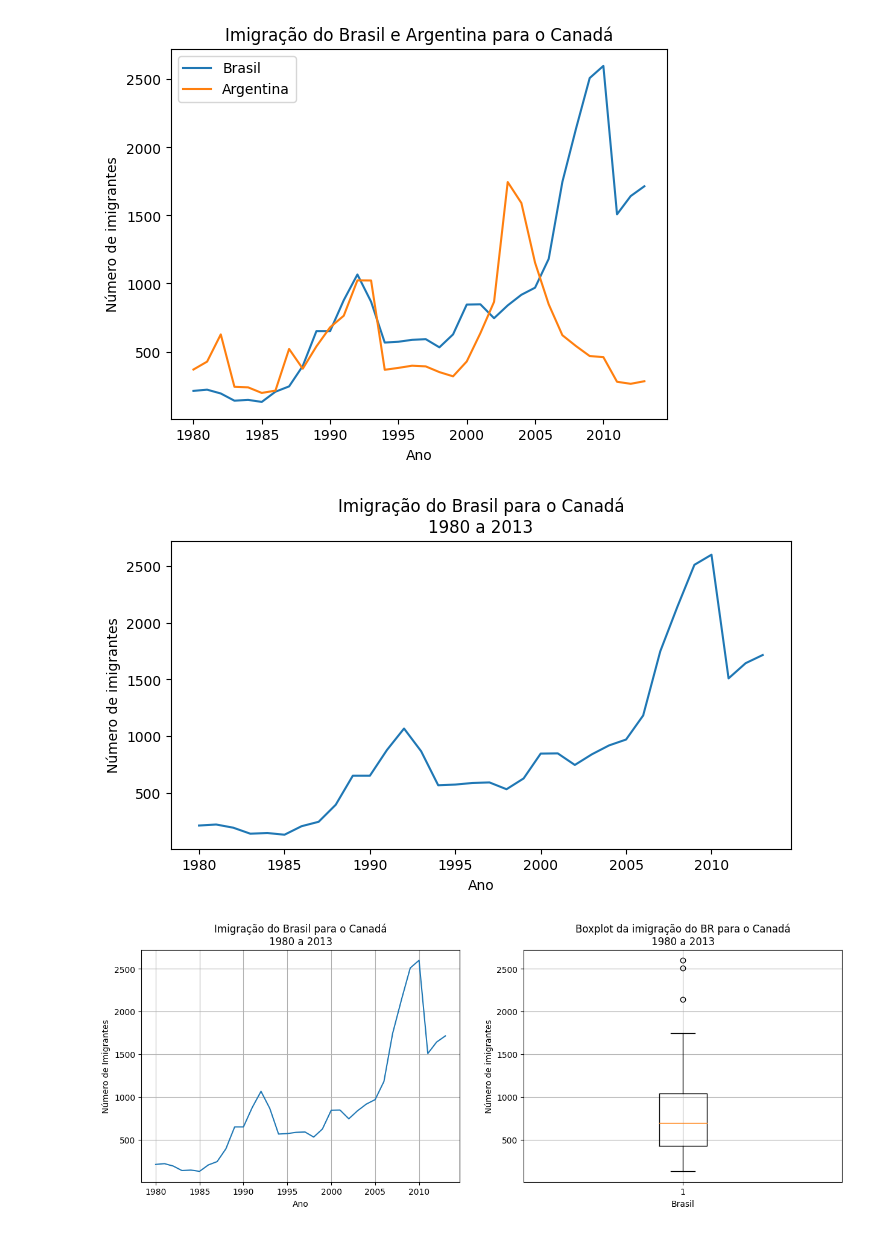
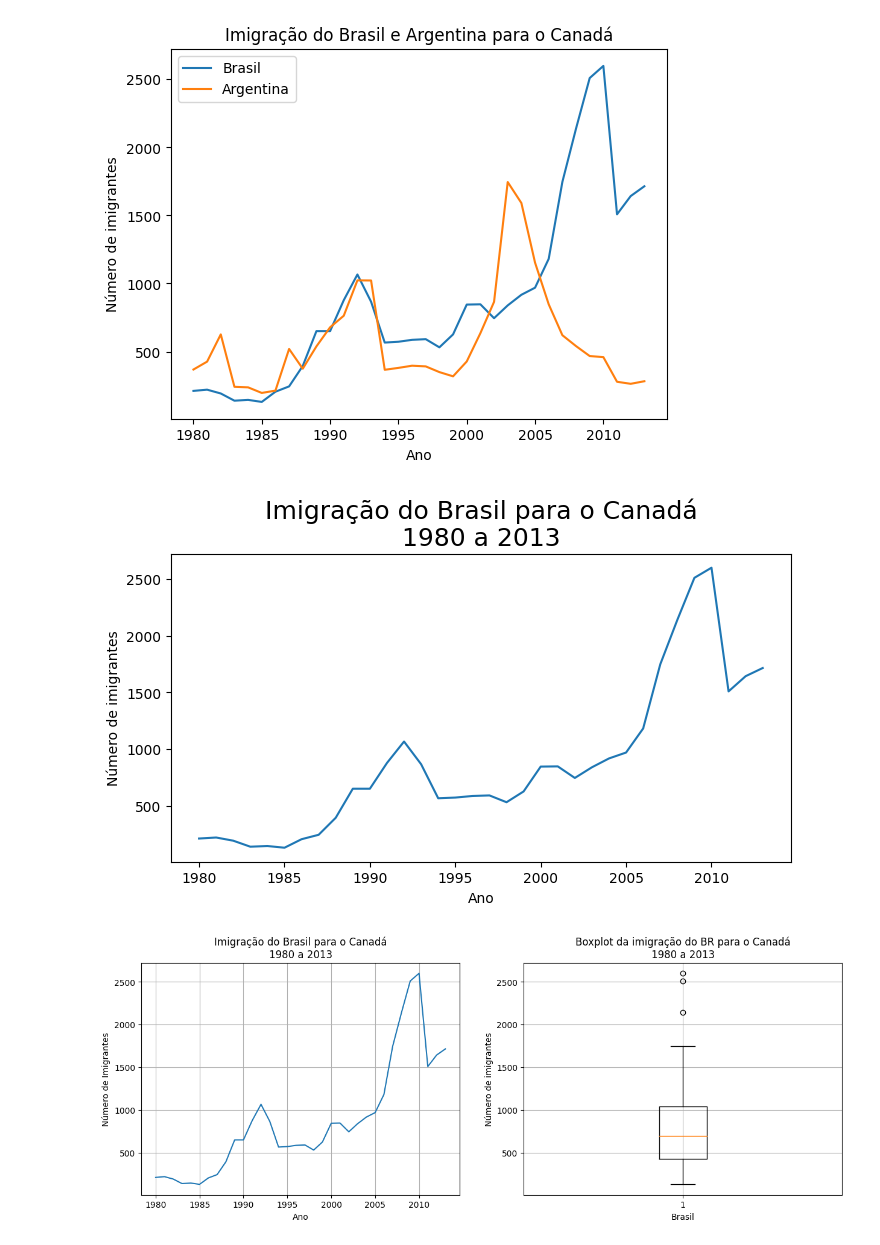
Before and after one commit to renatamontanhana/Data_Visualization_Python_Libraries, a Jupyter notebook: Treinamento_graficos.ipynb, the cells around one changed output. Drawn from its saved outputs; the diff is of its cells as text; code cells hidden in the pictures.

```diff
--- a/Treinamento_graficos.ipynb
+++ b/Treinamento_graficos.ipynb
@@ -168,13 +168,13 @@ plt.show()
 # %%
 fig, ax = plt.subplots(figsize=(8,4))
 ax.plot(dados_brasil['ano'], dados_brasil['imigrantes'])
-ax.set_title('Imigração do Brasil para o Canadá\n1980 a 2013')
+ax.set_title('Imigração do Brasil para o Canadá\n1980 a 2013', fontsize=18)
 ax.set_xlabel('Ano')
 ax.set_ylabel('Número de imigrantes')
 ax.xaxis.set_major_locator(plt.MultipleLocator(5))
 plt.show()
 # %% [output]
-[figure, old version]
+[figure, new version]
 # %%
 fig,axs = plt.subplots(1, 2, figsize=(15,5))
 
```
